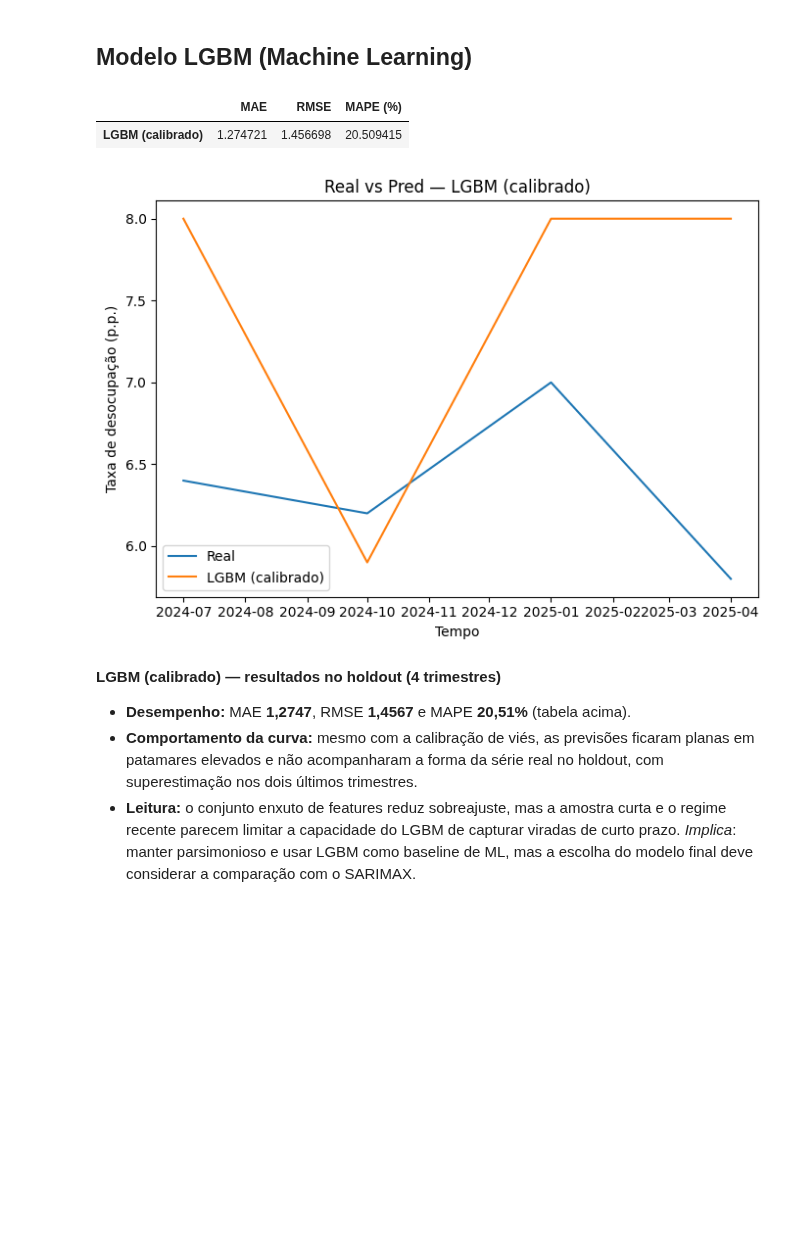
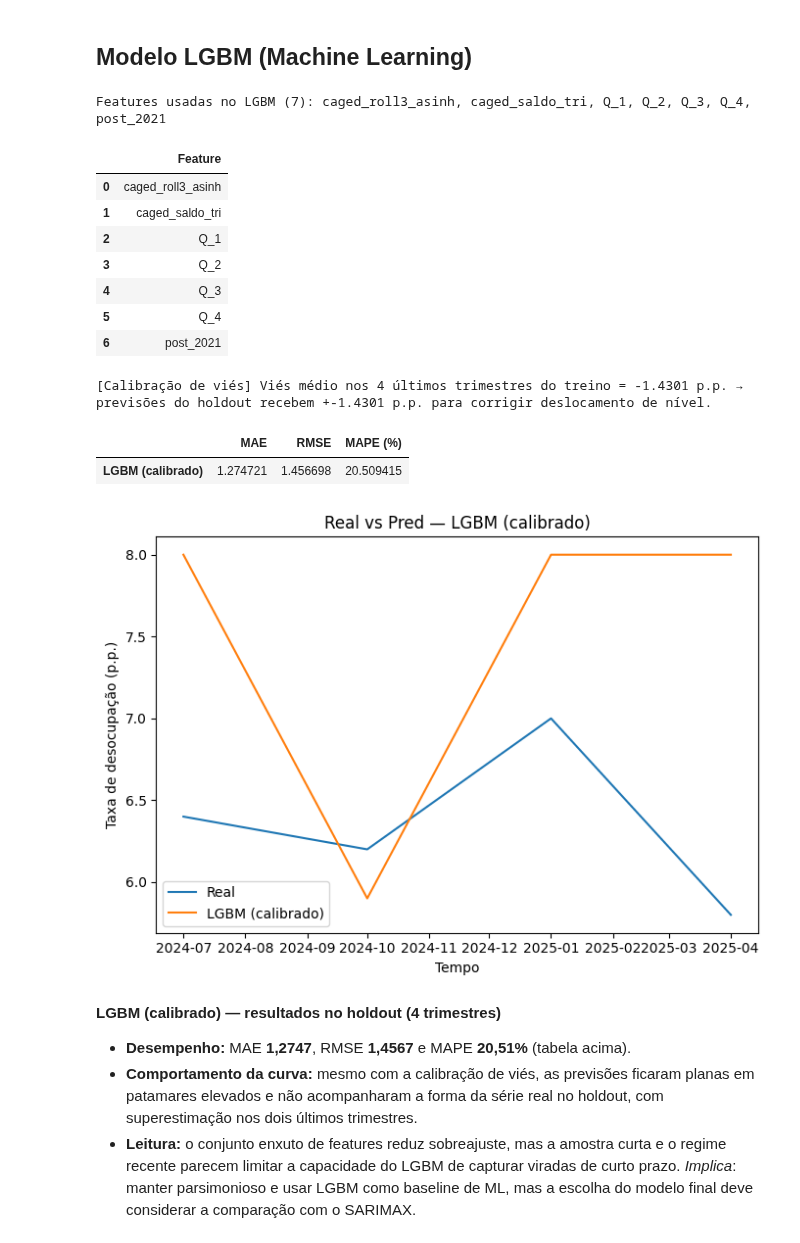
Before and after one commit to fpaterni10/projeto-aplicado-iv-desemprego-br, a Jupyter notebook: notebooks/entrega3/cd_projeto_aplicado_IV_entrega_3.ipynb, the cells around one changed output. Cells and saved outputs as stored; diff of their text form; code cells hidden in the pictures; blank space fills up the shorter version.

```diff
--- a/notebooks/entrega3/cd_projeto_aplicado_IV_entrega_3.ipynb
+++ b/notebooks/entrega3/cd_projeto_aplicado_IV_entrega_3.ipynb
@@ -349,6 +407,7 @@ A transformação asinh e a média móvel demonstraram boa adequação estatíst
 # %% [markdown]
 ## **Modelo LGBM (Machine Learning)**
 # %%
+# CÉLULA 9 — Modelo 1 — LGBM (calibrado) | com auditoria de features e explicação da calibração
 import numpy as np, pandas as pd, matplotlib.pyplot as plt
 import warnings, logging
 from lightgbm import LGBMRegressor
@@ -358,6 +417,7 @@ from IPython.display import display
 TEST_LAST_N  = 4
 SEED         = 42
 
+# ---------- Garantia do df_model (fallback local, se preciso) ----------
 from pathlib import Path
 CSV_FALLBACK = Path("dataset/tratados/caged_pnad_selic_trimestral.csv")
 if 'df_model' not in globals():
@@ -370,72 +430,99 @@ if 'df_model' not in globals():
         df_model["data"] = pd.to_datetime(df_model["data"])
         df_model = df_model.set_index("data").sort_index()
 
-
+# ---------- Seleção de features/alvo ----------
 features_cal = [c for c in ['caged_roll3_asinh','caged_saldo_tri','Q_1','Q_2','Q_3','Q_4','post_2021']
                 if c in df_model.columns]
 target = "tx_desocupacao"
 assert target in df_model.columns, f"Coluna alvo '{target}' ausente no df_model."
 
+# Preenchimento simples
 dfm = df_model[features_cal + [target]].copy().interpolate(limit_direction="both")
 
+# ---------- Split temporal ----------
 train_lgb = dfm.iloc[:-TEST_LAST_N].copy()
 test_lgb  = dfm.iloc[-TEST_LAST_N:].copy()
-X_tr = train_lgb[features_cal]
+X_tr = train_lgb[features_cal]          # DataFrame (mantém nomes das colunas)
 X_te = test_lgb[features_cal]
 y_tr = train_lgb[target].to_numpy()
 y_te = test_lgb[target].to_numpy()
 
+# ---------- (NOVIDADE) Auditoria das features efetivamente usadas ----------
+features_usadas = X_tr.columns.tolist()
+print(f"Features usadas no LGBM ({len(features_usadas)}): {', '.join(features_usadas)}")
+display(pd.DataFrame({"Feature": features_usadas}))
 
+# ---------- Silenciar logs/avisos desnecessários ----------
 logging.getLogger("lightgbm").setLevel(logging.ERROR)
 warnings.filterwarnings("ignore", message="X does not have valid feature names")
 
+# ---------- Modelo LGBM ----------
 lgbm = LGBMRegressor(
     n_estimators=400, learning_rate=0.05,
     num_leaves=31, max_depth=4,
     min_child_samples=20, subsample=0.8, colsample_bytree=0.8,
     reg_lambda=0.1, random_state=SEED,
-    verbosity=-1,
-    verbose=-1
+    verbosity=-1, verbose=-1
+)
+lgbm.fit(X_tr, y_tr)
+
+# ---------- Calibração de viés (nível) ----------
+pred_tr = lgbm.predict(X_tr)
+bias    = (y_tr[-4:] - pred_tr[-4:]).mean()
+
+# (NOVIDADE) Explicação curta na saída:
+print(
+    f"[Calibração de viés] Viés médio nos 4 últimos trimestres do treino = {bias:.4f} p.p. "
+    f"→ previsões do holdout recebem +{bias:.4f} p.p. para corrigir deslocamento de nível."
 )
 
-lgbm.fit(X_tr, y_tr)
-
-pred_tr = lgbm.predict(X_tr)
-bias    = (y_tr[-4:] - pred_tr[-4:]).mean()
 pred_te = lgbm.predict(X_te) + bias
 
+# ---------- Métricas ----------
 def _rmse(y_true, y_pred):
     y_true, y_pred = np.asarray(y_true, float), np.asarray(y_pred, float)
     return np.sqrt(np.mean((y_true - y_pred) ** 2))
 
 def _mape(y_true, y_pred):
     y_true = np.asarray(y_true, float).ravel()
     y_pred = np.asarray(y_pred, float).ravel()
     mask = y_true != 0
     return (np.abs((y_true[mask] - y_pred[mask]) / y_true[mask])).mean() * 100
 
 lgbm_metrics = pd.DataFrame(
     {"MAE":[mean_absolute_error(y_te, pred_te)],
      "RMSE":[_rmse(y_te, pred_te)],
      "MAPE (%)":[_mape(y_te, pred_te)]},
     index=["LGBM (calibrado)"]
 )
 display(lgbm_metrics)
 
-t_holdout = test_lgb.index.to_timestamp() if hasattr(test_lgb.index, "to_timestamp") else test_lgb.index
+# ---------- Gráfico Real vs Pred (sem salvar) ----------
+t_holdout = test_lgb.index.to_timestamp() if isinstance(test_lgb.index, pd.PeriodIndex) else test_lgb.index
 fig, ax = plt.subplots(figsize=(7,5))
 ax.plot(t_holdout, y_te,    label="Real")
 ax.plot(t_holdout, pred_te, label="LGBM (calibrado)")
 ax.set_title("Real vs Pred — LGBM (calibrado)")
 ax.set_xlabel("Tempo"); ax.set_ylabel("Taxa de desocupação (p.p.)")
 ax.legend(); fig.tight_layout()
 plt.show(); plt.close(fig)
 
+# Variáveis publicadas para as próximas células
 pred_lgb = pred_te
 lgbm_metrics = lgbm_metrics
 # %% [output]
+Features usadas no LGBM (7): caged_roll3_asinh, caged_saldo_tri, Q_1, Q_2, Q_3, Q_4, post_2021
-|  | MAE | RMSE | MAPE (%) |
-| LGBM (calibrado) | 1.274721 | 1.456698 | 20.509415 |
+|  | Feature |
+| 0 | caged_roll3_asinh |
+| 1 | caged_saldo_tri |
+| 2 | Q_1 |
+| 3 | Q_2 |
+| 4 | Q_3 |
+| 5 | Q_4 |
+| 6 | post_2021 |
+[Calibração de viés] Viés médio nos 4 últimos trimestres do treino = -1.4301 p.p. → previsões do holdout recebem +-1.4301 p.p. para corrigir deslocamento de nível.
+|  | MAE | RMSE | MAPE (%) |
+| LGBM (calibrado) | 1.274721 | 1.456698 | 20.509415 |
 [figure]
 # %% [markdown]
 **LGBM (calibrado) — resultados no holdout (4 trimestres)**
```
Also changed, not shown: parts of 1 cell of this notebook.
